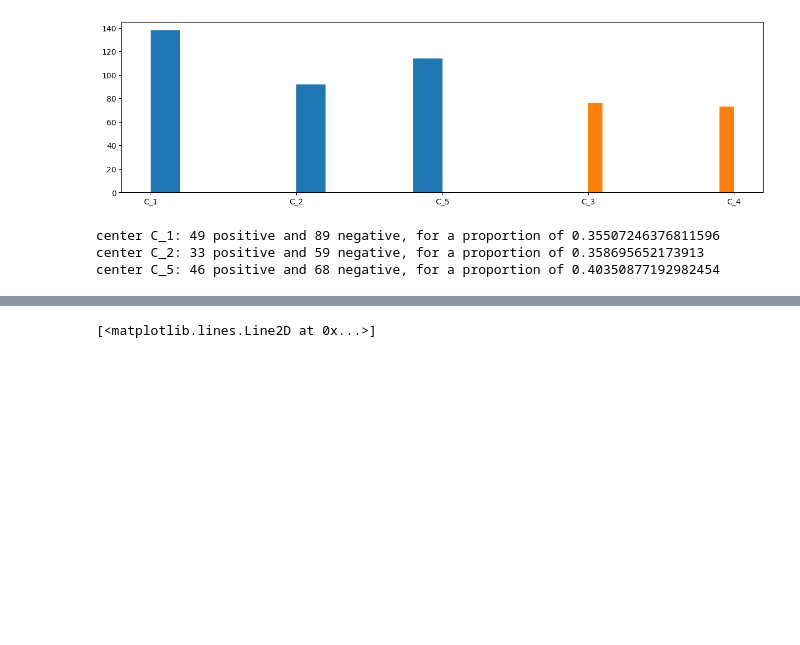
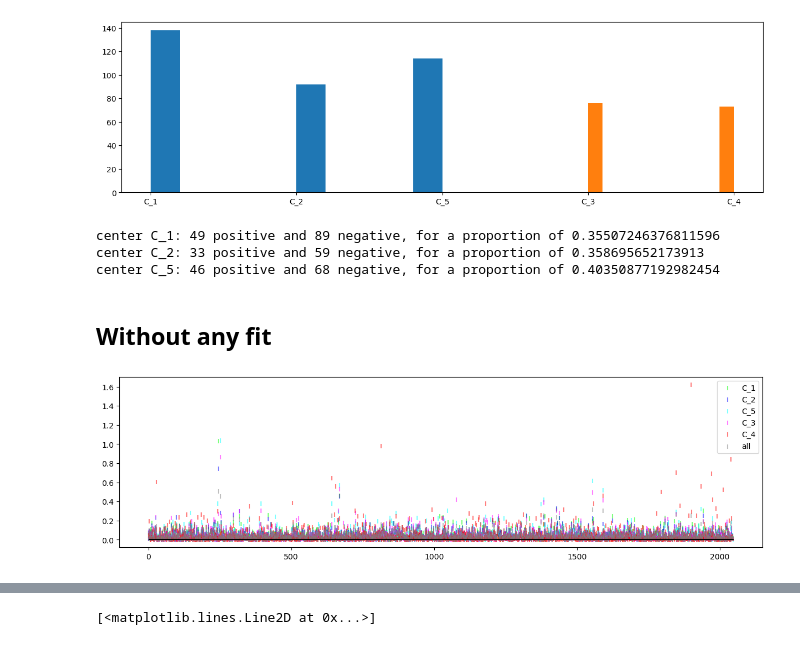
Before and after one commit to StanislasDOZIAS/OWKIN_challenge, a Jupyter notebook: notebooks/data_study_centers.ipynb, the cells around one changed output, grey strips where cells are left out. Saved outputs shown, nothing was run; the diff lists cells and outputs as text; code cells hidden in the pictures; blank space fills up the shorter version.

```diff
--- a/notebooks/data_study_centers.ipynb
+++ b/notebooks/data_study_centers.ipynb
@@ -143,6 +143,18 @@ plt.show()
 num_feature = X_train_val.shape[-1]
 
 centers = ["C_1", "C_2", "C_5", "C_3", "C_4"]
+
+colors = {
+    #train_val
+    "C_1": "lime",
+    "C_2": "blue",
+    "C_5": "cyan",
+    #test
+    "C_3": "magenta",
+    "C_4": "red",
+    #all
+    "all": "grey"
+}
 # %%
 y = dict()
 for center in centers[:-2] :
@@ -159,3 +171,27 @@ X_all = np.concatenate([X_train_val, X_test], axis=0)
 centers_all = np.concatenate([centers_train_val, centers_test])
 
 X_all_flat = X_all.reshape(-1, num_feature)
+# %% [markdown]
+## Without any fit
+# %%
+X = dict()
+X_flat = dict()
+
+for center in centers:
+    X[center] = X_all[centers_all == center]
+    X_flat[center] = X[center].reshape(-1, num_feature)
+
+X["all"] = X_all
+X_flat["all"] = X_all.reshape(-1, num_feature)
+# %%
+plt.figure(figsize=(15,4))
+
+for center in X_flat.keys():
+    plt.scatter(np.arange(num_feature), X_flat[center].mean(axis=0), label = center, alpha=0.5, marker="|", color=colors[center])
+
+plt.hlines(0, 0, num_feature, color="black")
+
+plt.legend()
+plt.show()
+# %% [output]
+[figure, added]
```
Also changed, not shown: parts of 17 cells of this notebook.
